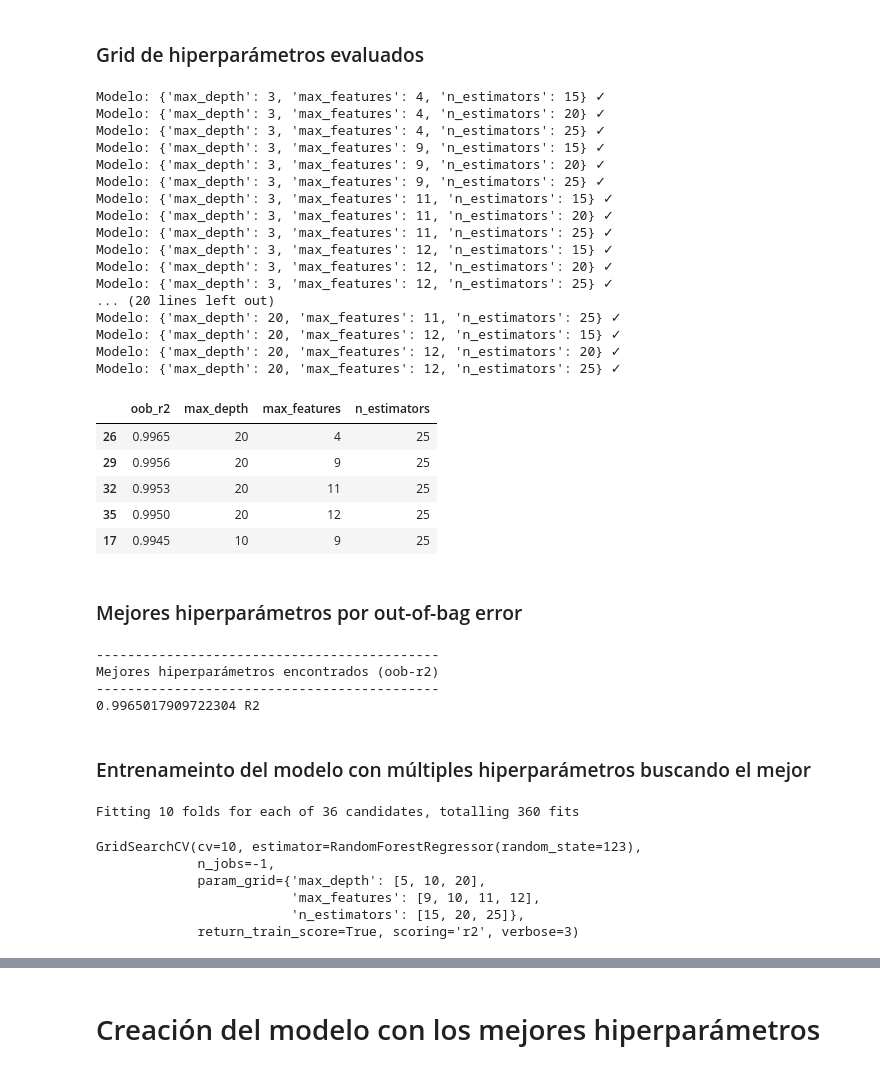
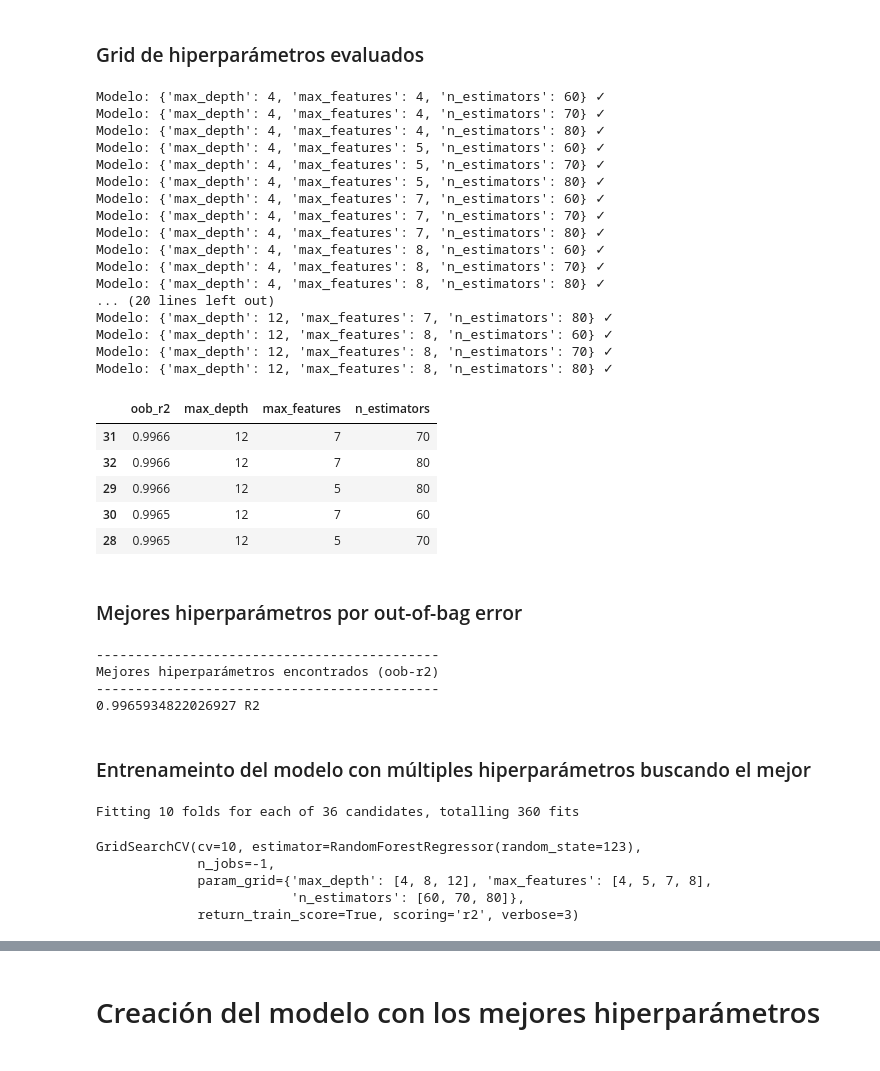
Before and after one commit to juanpbetancurc/Entregable-aprendizaje-automatico, a Jupyter notebook: arbolesdecisionramdonforest.ipynb, the cells around one changed output, grey strips where cells are left out. Drawn from its saved outputs; the diff is of its cells as text; code cells hidden in the pictures.

```diff
--- a/arbolesdecisionramdonforest.ipynb
+++ b/arbolesdecisionramdonforest.ipynb
@@ -414,60 +414,60 @@ Valor óptimo de max_features: 5
 ### Grid de hiperparámetros evaluados
 # %%
 param_grid = ParameterGrid(
-                {'n_estimators': [15, 20, 25], # Cantidad de árboles en el bosque
-                 'max_features': [4, 9, 11, 12], # Número de características a considerar en cada división
-                 'max_depth'   : [3, 10, 20]     # Profundidad máxima del árbol
+                {'n_estimators': [60, 70, 80], # Cantidad de árboles en el bosque
+                 'max_features': [4, 5, 7, 8], # Número de características a considerar en cada división
+                 'max_depth'   : [4, 8, 12]     # Profundidad máxima del árbol
                 }
              )
 
 # Loop para ajustar un modelo con cada combinación de hiperparámetros
 # ==============================================================================
 resultados = {'params': [], 'oob_r2': []}
 
 for params in param_grid:
 
     modelRF = RandomForestRegressor(
                 oob_score    = True,
                 n_jobs       = -1,
                 random_state = 123,
                 ** params
              )
 
     modelRF.fit(X_Completo, y_Completo)
 
     resultados['params'].append(params)
     resultados['oob_r2'].append(modelRF.oob_score_)
     print(f"Modelo: {params} \u2713")
 
 resultados = pd.DataFrame(resultados)
 resultados = pd.concat([resultados, resultados['params'].apply(pd.Series)], axis=1)
 resultados = resultados.drop(columns = 'params')
 resultados = resultados.sort_values('oob_r2', ascending=False)
 resultados.head(5)
 # %% [output]
-Modelo: {'max_depth': 3, 'max_features': 4, 'n_estimators': 15} ✓
-Modelo: {'max_depth': 3, 'max_features': 4, 'n_estimators': 20} ✓
-Modelo: {'max_depth': 3, 'max_features': 4, 'n_estimators': 25} ✓
-Modelo: {'max_depth': 3, 'max_features': 9, 'n_estimators': 15} ✓
-Modelo: {'max_depth': 3, 'max_features': 9, 'n_estimators': 20} ✓
-Modelo: {'max_depth': 3, 'max_features': 9, 'n_estimators': 25} ✓
-Modelo: {'max_depth': 3, 'max_features': 11, 'n_estimators': 15} ✓
-Modelo: {'max_depth': 3, 'max_features': 11, 'n_estimators': 20} ✓
-Modelo: {'max_depth': 3, 'max_features': 11, 'n_estimators': 25} ✓
-Modelo: {'max_depth': 3, 'max_features': 12, 'n_estimators': 15} ✓
-Modelo: {'max_depth': 3, 'max_features': 12, 'n_estimators': 20} ✓
-Modelo: {'max_depth': 3, 'max_features': 12, 'n_estimators': 25} ✓
+Modelo: {'max_depth': 4, 'max_features': 4, 'n_estimators': 60} ✓
+Modelo: {'max_depth': 4, 'max_features': 4, 'n_estimators': 70} ✓
+Modelo: {'max_depth': 4, 'max_features': 4, 'n_estimators': 80} ✓
+Modelo: {'max_depth': 4, 'max_features': 5, 'n_estimators': 60} ✓
+Modelo: {'max_depth': 4, 'max_features': 5, 'n_estimators': 70} ✓
+Modelo: {'max_depth': 4, 'max_features': 5, 'n_estimators': 80} ✓
+Modelo: {'max_depth': 4, 'max_features': 7, 'n_estimators': 60} ✓
+Modelo: {'max_depth': 4, 'max_features': 7, 'n_estimators': 70} ✓
+Modelo: {'max_depth': 4, 'max_features': 7, 'n_estimators': 80} ✓
+Modelo: {'max_depth': 4, 'max_features': 8, 'n_estimators': 60} ✓
+Modelo: {'max_depth': 4, 'max_features': 8, 'n_estimators': 70} ✓
+Modelo: {'max_depth': 4, 'max_features': 8, 'n_estimators': 80} ✓
 ... (20 lines left out)
-Modelo: {'max_depth': 20, 'max_features': 11, 'n_estimators': 25} ✓
-Modelo: {'max_depth': 20, 'max_features': 12, 'n_estimators': 15} ✓
-Modelo: {'max_depth': 20, 'max_features': 12, 'n_estimators': 20} ✓
-Modelo: {'max_depth': 20, 'max_features': 12, 'n_estimators': 25} ✓
+Modelo: {'max_depth': 12, 'max_features': 7, 'n_estimators': 80} ✓
+Modelo: {'max_depth': 12, 'max_features': 8, 'n_estimators': 60} ✓
+Modelo: {'max_depth': 12, 'max_features': 8, 'n_estimators': 70} ✓
+Modelo: {'max_depth': 12, 'max_features': 8, 'n_estimators': 80} ✓
 |  | oob_r2 | max_depth | max_features | n_estimators |
-| 26 | 0.9965 | 20 | 4 | 25 |
-| 29 | 0.9956 | 20 | 9 | 25 |
-| 32 | 0.9953 | 20 | 11 | 25 |
-| 35 | 0.9950 | 20 | 12 | 25 |
-| 17 | 0.9945 | 10 | 9 | 25 |
+| 31 | 0.9966 | 12 | 7 | 70 |
+| 32 | 0.9966 | 12 | 7 | 80 |
+| 29 | 0.9966 | 12 | 5 | 80 |
+| 30 | 0.9965 | 12 | 7 | 60 |
+| 28 | 0.9965 | 12 | 5 | 70 |
 # %% [markdown]
 ### Mejores hiperparámetros por out-of-bag error
 # %%
@@ -479,7 +479,7 @@ print(resultados.iloc[0,:]['oob_r2'], "R2")
 --------------------------------------------
 Mejores hiperparámetros encontrados (oob-r2)
 --------------------------------------------
-0.9965017909722304 R2
+0.9965934822026927 R2
 # %% [markdown]
 ### Entrenameinto del modelo con múltiples hiperparámetros buscando el mejor
 # %%
@@ -488,10 +488,9 @@ modelRF = RandomForestRegressor(random_state = 123)
 
 CV = 10
 
-parameters =  {
-                'n_estimators': [15, 20, 25],
-                'max_features': [9, 10, 11, 12],
-                'max_depth'   : [5, 10, 20]
+parameters =  {'n_estimators': [60, 70, 80], # Cantidad de árboles en el bosque
+                 'max_features': [4, 5, 7, 8], # Número de características a considerar en cada división
+                 'max_depth'   : [4, 8, 12]     # Profundidad máxima del árbol
                 }
 
 grid_RF = GridSearchCV(
@@ -510,9 +509,8 @@ grid_RF.fit(X = X_Completo, y = y_Completo)
 Fitting 10 folds for each of 36 candidates, totalling 360 fits
 GridSearchCV(cv=10, estimator=RandomForestRegressor(random_state=123),
              n_jobs=-1,
-             param_grid={'max_depth': [5, 10, 20],
-                         'max_features': [9, 10, 11, 12],
-                         'n_estimators': [15, 20, 25]},
+             param_grid={'max_depth': [4, 8, 12], 'max_features': [4, 5, 7, 8],
+                         'n_estimators': [60, 70, 80]},
              return_train_score=True, scoring='r2', verbose=3)
 # %%
 resultados = pd.DataFrame(grid_RF.cv_results_)
```
Also changed, not shown: parts of 10 cells of this notebook, 6 other files.
